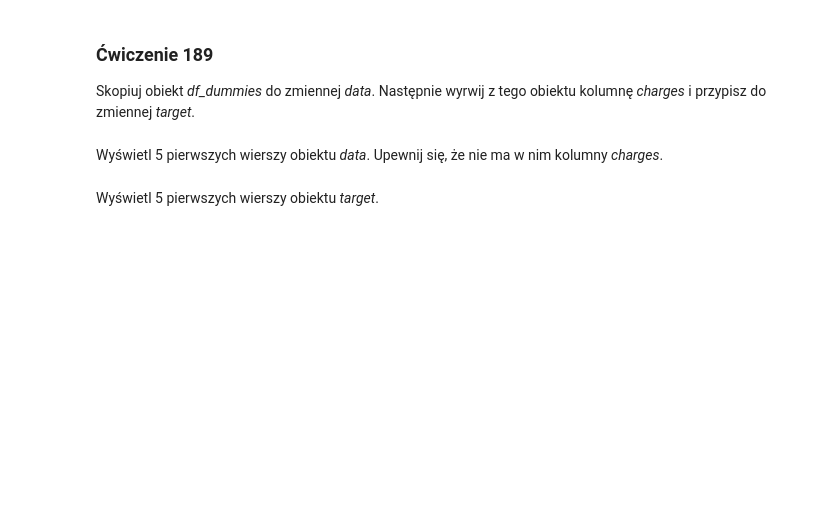
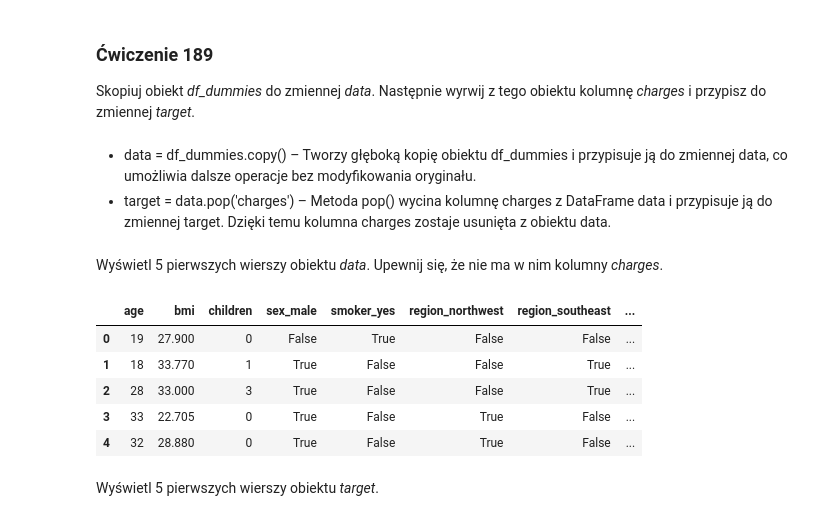
Before and after one commit to sebekpro/python-krakowiak, a Jupyter notebook: 250-data-science-bootcamp-w-jezyku-python/181_190_exercises.ipynb, the cells around one changed output. Cells and saved outputs as stored; diff of their text form; code cells hidden in the pictures; blank space fills up the shorter version.

```diff
--- a/250-data-science-bootcamp-w-jezyku-python/181_190_exercises.ipynb
+++ b/250-data-science-bootcamp-w-jezyku-python/181_190_exercises.ipynb
@@ -159,10 +430,23 @@ Wykorzystując bibliotekę _plotly express_ utwórz wykres słupkowy dla tak pos
 Skopiuj obiekt _df_dummies_ do zmiennej _data_. Następnie wyrwij z tego obiektu kolumnę _charges_ i przypisz do zmiennej _target_.
 # %%
 # tutaj wpisz rozwiązanie
+data = df_dummies.copy()
+target = data.pop('charges')
+# %% [markdown]
+* data = df_dummies.copy() – Tworzy głęboką kopię obiektu df_dummies i przypisuje ją do zmiennej data, co umożliwia dalsze operacje bez modyfikowania oryginału.
+* target = data.pop('charges') – Metoda pop() wycina kolumnę charges z DataFrame data i przypisuje ją do zmiennej target. Dzięki temu kolumna charges zostaje usunięta z obiektu data.
 # %% [markdown]
 Wyświetl 5 pierwszych wierszy obiektu _data_. Upewnij się, że nie ma w nim kolumny _charges_.
 # %%
 # tutaj wpisz rozwiązanie
+data.head()
+# %% [output]
+|  | age | bmi | children | sex_male | smoker_yes | region_northwest | region_southeast | ... |
+| 0 | 19 | 27.900 | 0 | False | True | False | False | ... |
+| 1 | 18 | 33.770 | 1 | True | False | False | True | ... |
+| 2 | 28 | 33.000 | 3 | True | False | False | True | ... |
+| 3 | 33 | 22.705 | 0 | True | False | True | False | ... |
+| 4 | 32 | 28.880 | 0 | True | False | True | False | ... |
 # %% [markdown]
 Wyświetl 5 pierwszych wierszy obiektu _target_.
 # %%
```
Also changed, not shown: parts of 43 cells of this notebook.
